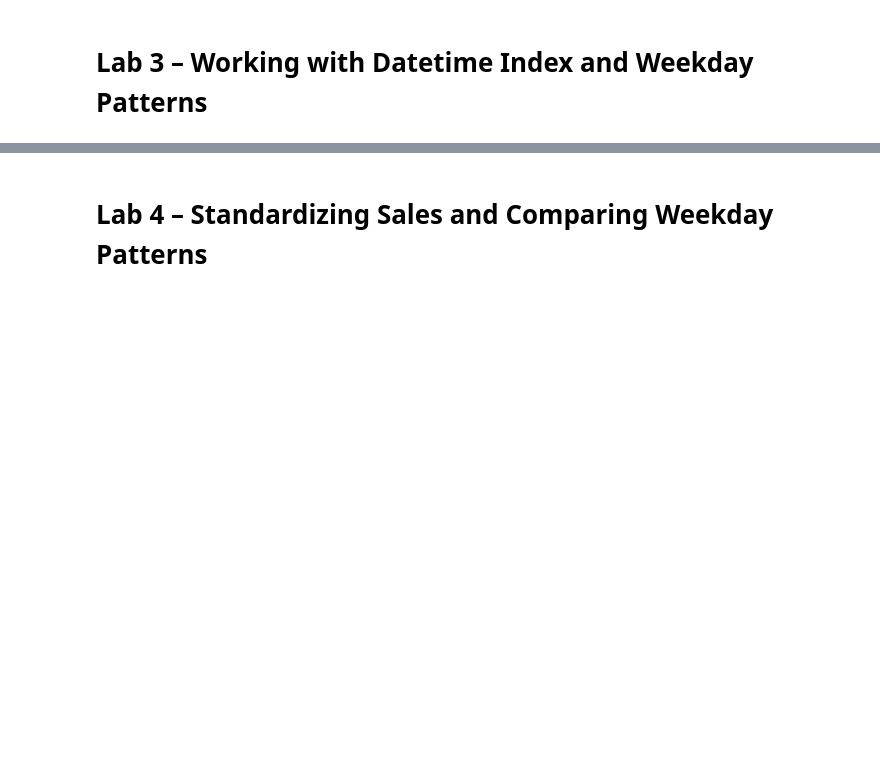
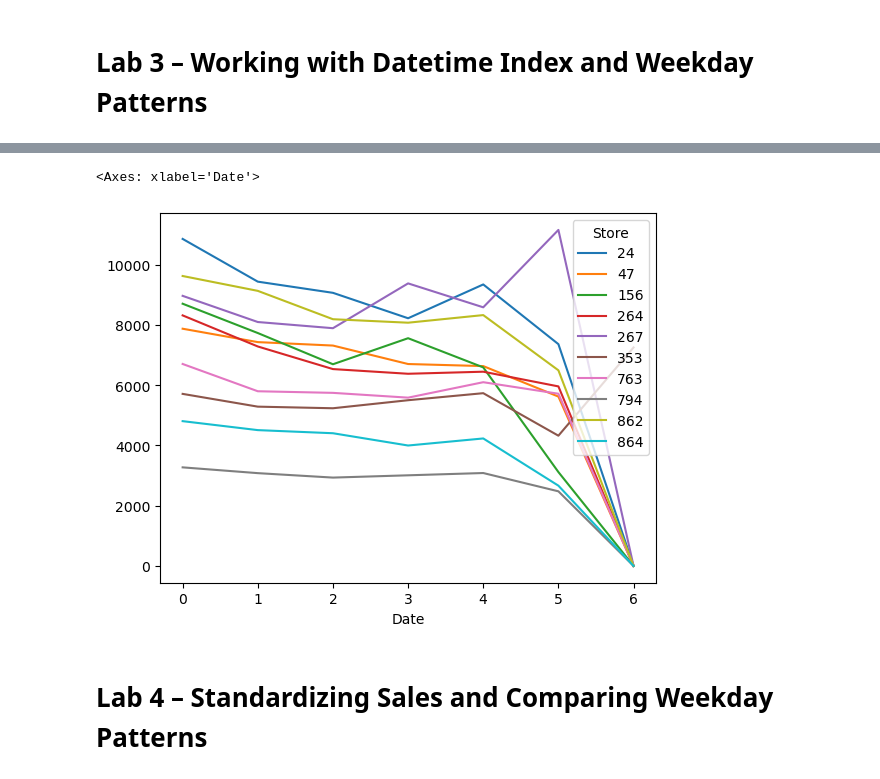
Before and after one commit to tzvikif/time_series_forcasting_udemy, a Jupyter notebook: Time_Series_Analysis/Time_Series_Analysis/Python_for_Time_Series_Analysis/Lab 3 - Starter.ipynb, the cells around one changed output, grey strips where cells are left out. Cells and saved outputs as stored; diff of their text form; code cells hidden in the pictures; blank space fills up the shorter version.

```diff
--- a/Time_Series_Analysis/Time_Series_Analysis/Python_for_Time_Series_Analysis/Lab 3 - Starter.ipynb
+++ b/Time_Series_Analysis/Time_Series_Analysis/Python_for_Time_Series_Analysis/Lab 3 - Starter.ipynb
@@ -77,5 +33,8 @@ There are 1115 stores
 # %%
 # Task 2: Subset the data to 10 random stores (seed = 1502) and store the result in df_10.
-df_10 = df[df.Store.isin(df.Store.sample(10, random_state = 1502))].copy()
-df_10
+for i in range(100):
+    df_10 = df[df.Store.isin(df.Store.sample(10))].copy()
+    if df_10.Store.nunique() < 10:
+        print(df_10.Store.nunique())
+        break
 # %% [output]
@@ -133,2 +54,4 @@ dtype: int64
 # %%
 # Task 2: Convert the index of df_10 to a proper datetime type.
+df_10.index = pd.to_datetime(df_10.index)
+df_10.info()
@@ -137,5 +91,9 @@ dtype: int64
 # %%
 # Task 4: Visualize the average sales per weekday and per store as a line plot.
+df_10.groupby([df_10.index.day_of_week, 'Store'])['Sales'].mean().unstack().plot()
+# %% [output]
+<Axes: xlabel='Date'>
+[figure, added]
 # %% [markdown]
 # Lab 4 – Standardizing Sales and Comparing Weekday Patterns
 # %%
```
Also changed, not shown: parts of 12 cells of this notebook, 2 other files.
